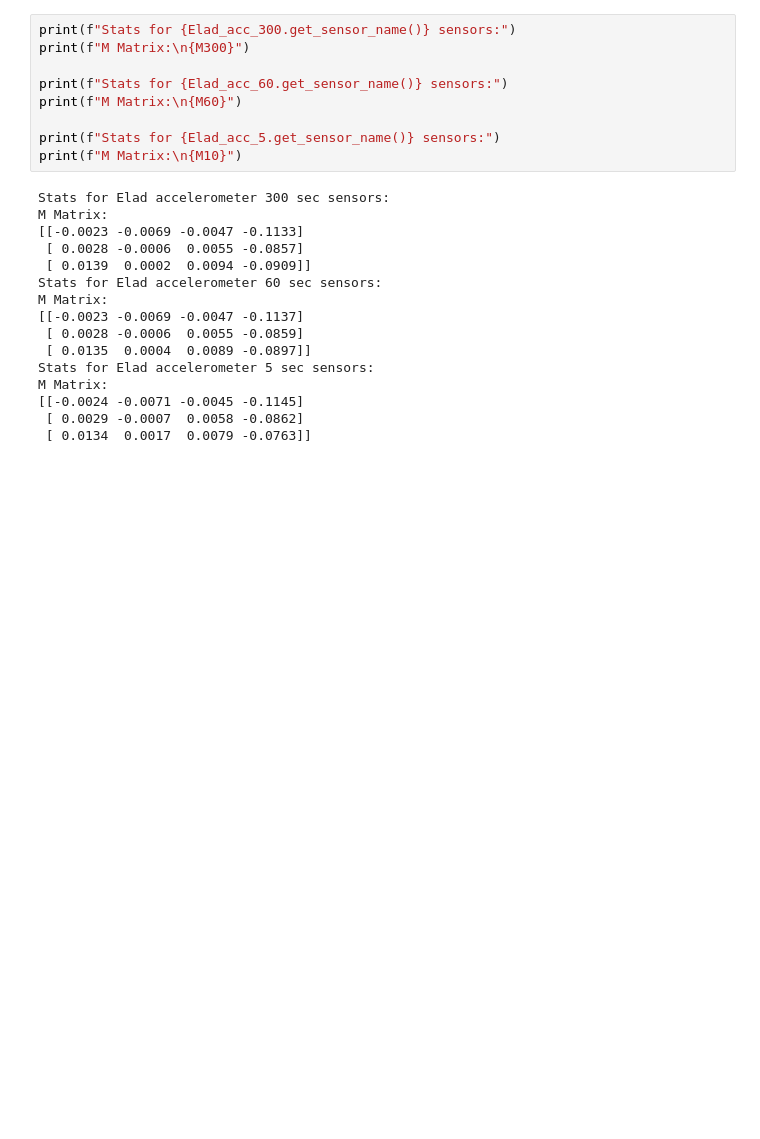
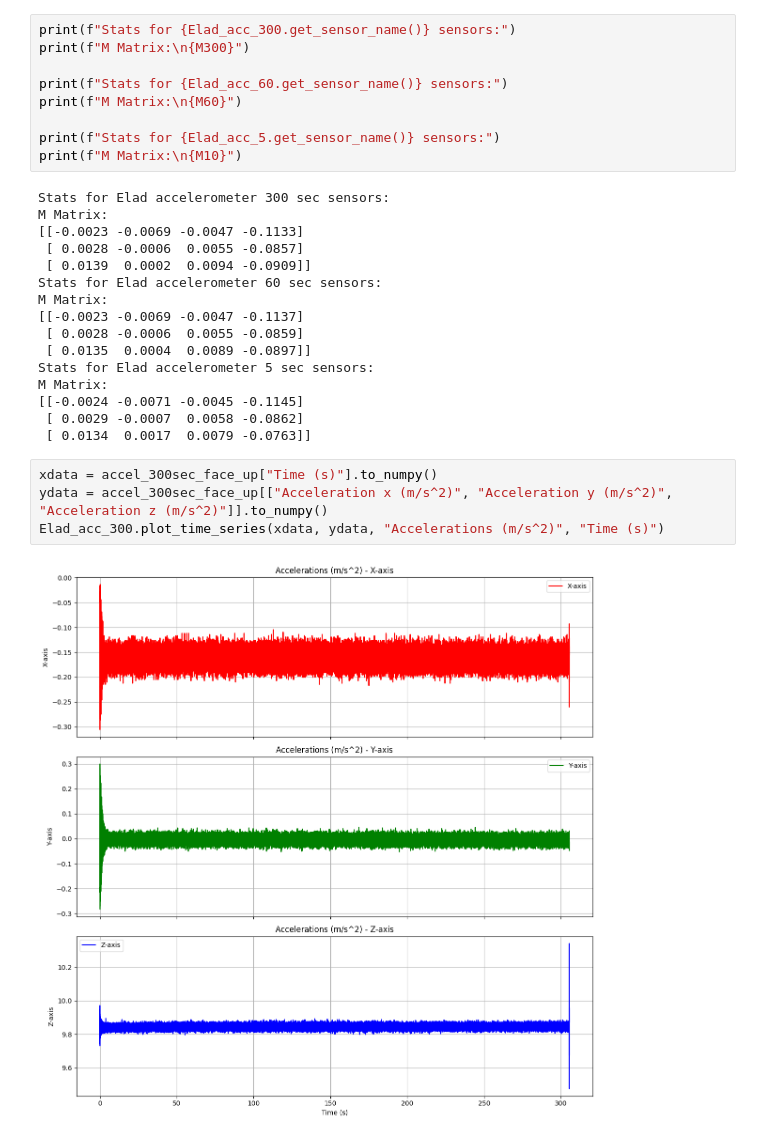
Before and after one commit to eladsimantov/Learning-Based-Inertial-Sensing, a Jupyter notebook: notebooks/HW1.ipynb, the cells around one changed output. Drawn from its saved outputs; the diff is of its cells as text; blank space fills up the shorter version.

Commit message:
feat: add plotting to sensor class

```diff
--- a/notebooks/HW1.ipynb
+++ b/notebooks/HW1.ipynb
@@ -160,3 +160,9 @@ M Matrix:
 [[-0.0024 -0.0071 -0.0045 -0.1145]
  [ 0.0029 -0.0007  0.0058 -0.0862]
  [ 0.0134  0.0017  0.0079 -0.0763]]
+# %%
+xdata = accel_300sec_face_up["Time (s)"].to_numpy()
+ydata = accel_300sec_face_up[["Acceleration x (m/s^2)", "Acceleration y (m/s^2)", "Acceleration z (m/s^2)"]].to_numpy()
+Elad_acc_300.plot_time_series(xdata, ydata, "Accelerations (m/s^2)", "Time (s)")
+# %% [output]
+[figure, added]
```
Also changed, not shown: parts of 2 cells of this notebook, 1 other file.
